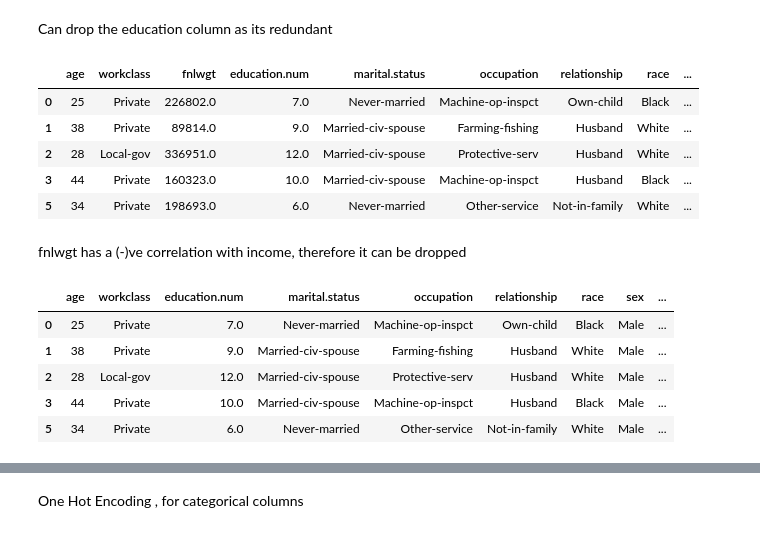
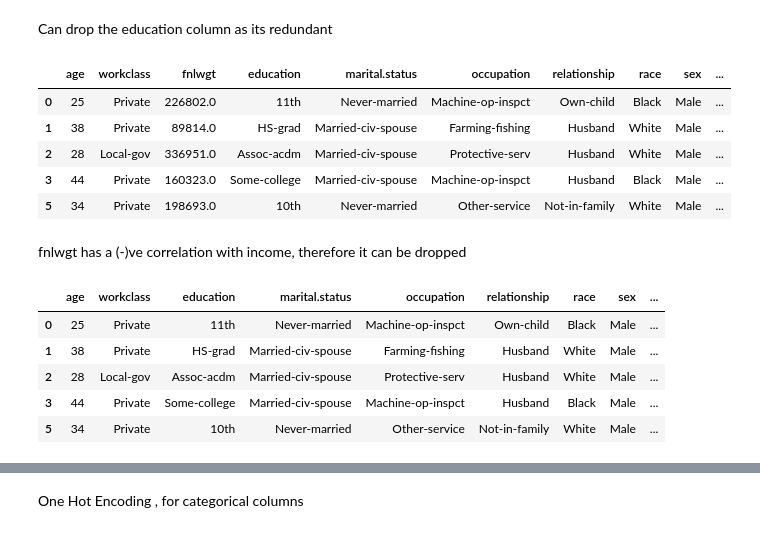
Before and after one commit to vgry5/Predicting-whether-income-exceeds-50K-yr-based-on-census-data, a Jupyter notebook: sol.ipynb, the cells around one changed output, grey strips where cells are left out. Cells and saved outputs as stored; diff of their text form; code cells hidden in the pictures.

```diff
--- a/sol.ipynb
+++ b/sol.ipynb
@@ -162,24 +173,24 @@ plt.show()
 # %% [markdown]
 Can drop the education column as its redundant
 # %%
-data_f = data_f.drop('education', axis=1)
+data_f = data_f.drop('education.num', axis=1)
 data_f.head()
 # %% [output]
-|  | age | workclass | fnlwgt | education.num | marital.status | occupation | relationship | race | ... |
-| 0 | 25 | Private | 226802.0 | 7.0 | Never-married | Machine-op-inspct | Own-child | Black | ... |
-| 1 | 38 | Private | 89814.0 | 9.0 | Married-civ-spouse | Farming-fishing | Husband | White | ... |
-| 2 | 28 | Local-gov | 336951.0 | 12.0 | Married-civ-spouse | Protective-serv | Husband | White | ... |
-| 3 | 44 | Private | 160323.0 | 10.0 | Married-civ-spouse | Machine-op-inspct | Husband | Black | ... |
-| 5 | 34 | Private | 198693.0 | 6.0 | Never-married | Other-service | Not-in-family | White | ... |
+|  | age | workclass | fnlwgt | education | marital.status | occupation | relationship | race | sex | ... |
+| 0 | 25 | Private | 226802.0 | 11th | Never-married | Machine-op-inspct | Own-child | Black | Male | ... |
+| 1 | 38 | Private | 89814.0 | HS-grad | Married-civ-spouse | Farming-fishing | Husband | White | Male | ... |
+| 2 | 28 | Local-gov | 336951.0 | Assoc-acdm | Married-civ-spouse | Protective-serv | Husband | White | Male | ... |
+| 3 | 44 | Private | 160323.0 | Some-college | Married-civ-spouse | Machine-op-inspct | Husband | Black | Male | ... |
+| 5 | 34 | Private | 198693.0 | 10th | Never-married | Other-service | Not-in-family | White | Male | ... |
 # %% [markdown]
 fnlwgt has a (-)ve correlation with income, therefore it can be dropped
 # %%
 data_f = data_f.drop('fnlwgt', axis=1)
 data_f.head()
 # %% [output]
-|  | age | workclass | education.num | marital.status | occupation | relationship | race | sex | ... |
-| 0 | 25 | Private | 7.0 | Never-married | Machine-op-inspct | Own-child | Black | Male | ... |
-| 1 | 38 | Private | 9.0 | Married-civ-spouse | Farming-fishing | Husband | White | Male | ... |
-| 2 | 28 | Local-gov | 12.0 | Married-civ-spouse | Protective-serv | Husband | White | Male | ... |
-| 3 | 44 | Private | 10.0 | Married-civ-spouse | Machine-op-inspct | Husband | Black | Male | ... |
-| 5 | 34 | Private | 6.0 | Never-married | Other-service | Not-in-family | White | Male | ... |
+|  | age | workclass | education | marital.status | occupation | relationship | race | sex | ... |
+| 0 | 25 | Private | 11th | Never-married | Machine-op-inspct | Own-child | Black | Male | ... |
+| 1 | 38 | Private | HS-grad | Married-civ-spouse | Farming-fishing | Husband | White | Male | ... |
+| 2 | 28 | Local-gov | Assoc-acdm | Married-civ-spouse | Protective-serv | Husband | White | Male | ... |
+| 3 | 44 | Private | Some-college | Married-civ-spouse | Machine-op-inspct | Husband | Black | Male | ... |
+| 5 | 34 | Private | 10th | Never-married | Other-service | Not-in-family | White | Male | ... |
```
Also changed, not shown: parts of 94 cells of this notebook.
